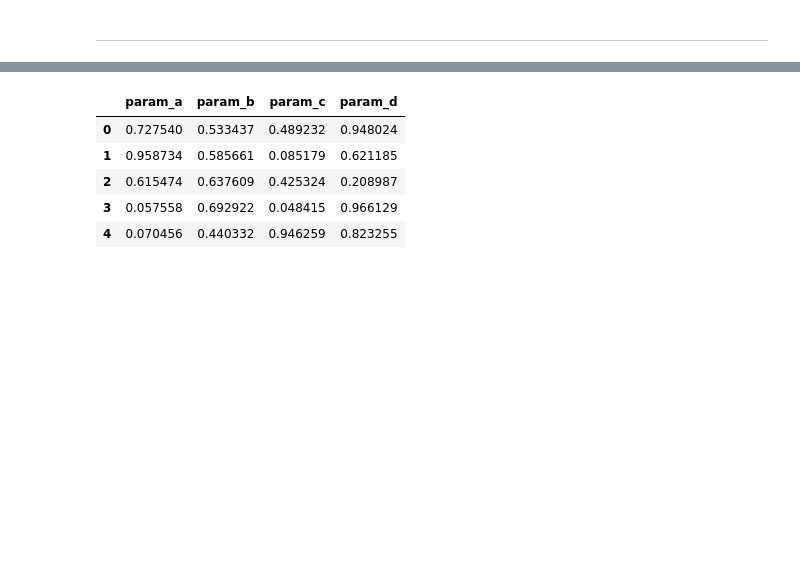
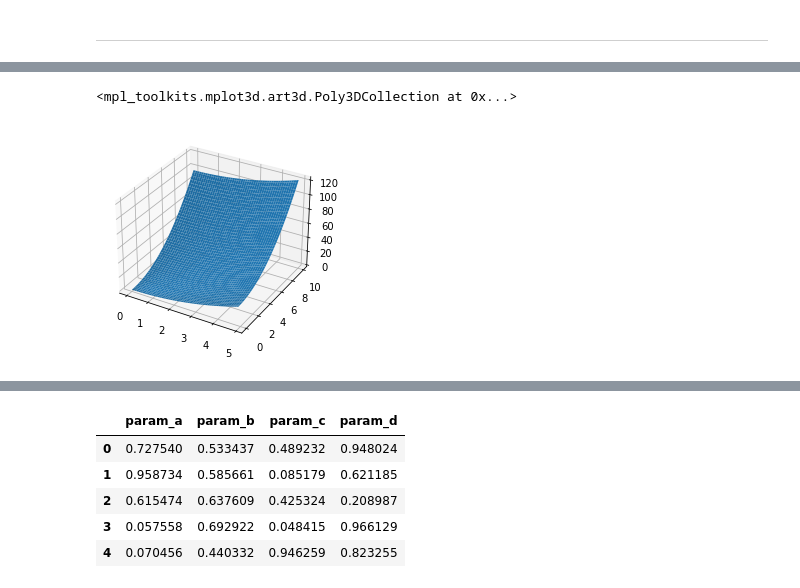
Before and after one commit to lmptc/Presto-Color, a Jupyter notebook: TestDask_CustomizedFunctions.ipynb, the cells around one changed output, grey strips where cells are left out. Drawn from its saved outputs; the diff is of its cells as text; code cells hidden in the pictures; blank space fills up the shorter version.

```diff
--- a/TestDask_CustomizedFunctions.ipynb
+++ b/TestDask_CustomizedFunctions.ipynb
@@ -46,0 +196,3 @@ ImportError: cannot import name 'dumps_msgpack' from 'distributed.protocol.core'
+# %%
+xx = np.arange(0,5,0.1)
+yy = np.arange(0,10,0.1)
@@ -46,0 +261,6 @@ ImportError: cannot import name 'dumps_msgpack' from 'distributed.protocol.core'
+# %%
+fig, ax = plt.subplots(subplot_kw={"projection": "3d"})
+ax.plot_surface(MM[0],MM[1], MM[0]**2+MM[1]**2)
+# %% [output]
+<mpl_toolkits.mplot3d.art3d.Poly3DCollection at 0x...>
+[figure, added]
```
Also changed, not shown: parts of 87 cells of this notebook, 11 other files.
